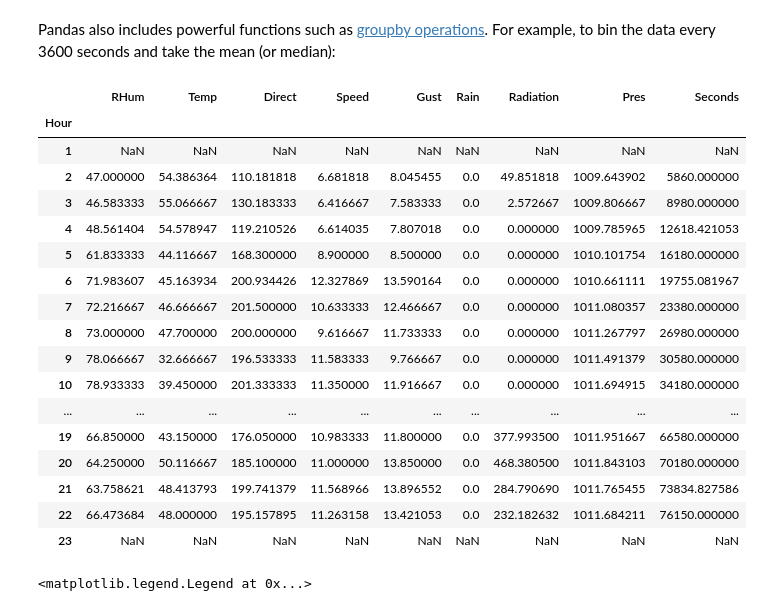
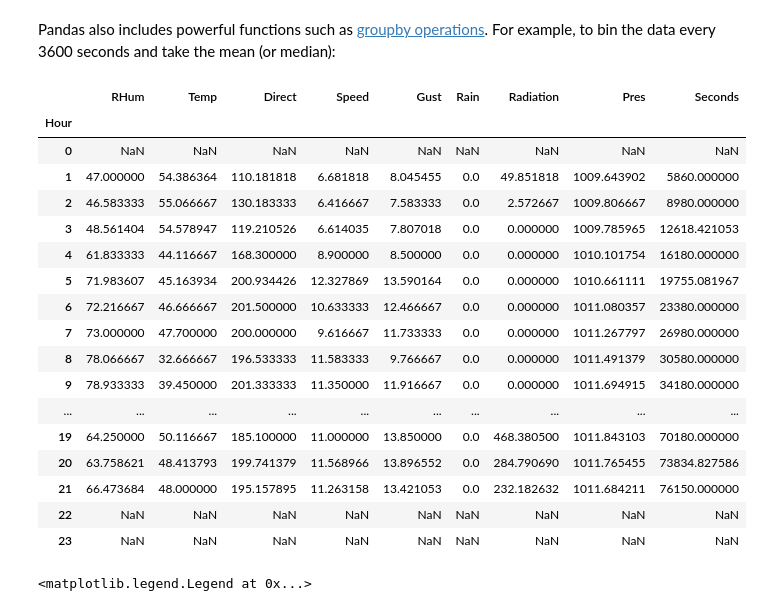
Before and after one commit to SASlabgroup/CEWA590-starter-codes, a Jupyter notebook: met/met_starter_code.ipynb, the cells around one changed output. Saved outputs shown, nothing was run; the diff lists cells and outputs as text; code cells hidden in the pictures.

```diff
--- a/met/met_starter_code.ipynb
+++ b/met/met_starter_code.ipynb
@@ -123,33 +123,33 @@ met_data[in_hour]
 Pandas also includes powerful functions such as [groupby operations](https://pandas.pydata.org/docs/user_guide/groupby.html).  For example, to bin the data every 3600 seconds and take the mean (or median):
 # %%
 # "Cut" the data into bins every 3600 seconds
-bins = np.arange(0, 24*3600, 3600)
-hours = np.arange(1, 24, 1)
+bins = np.arange(0, (24+1)*3600, 3600)
+hours = np.arange(0, 24, 1)
 binned_by_hour = pd.cut(met_data["Seconds"], bins=bins, labels=hours)
 
 # Group by cut and take the mean.  Drop the 'Time' column, which is not numerical.
 met_data_hourly = met_data.drop(['Time'], axis=1).groupby(binned_by_hour).mean()  # try median?
 met_data_hourly.index = met_data_hourly.index.rename('Hour')
 
 met_data_hourly
 # %% [output]
 |  | RHum | Temp | Direct | Speed | Gust | Rain | Radiation | Pres | Seconds |
 | Hour |  |  |  |  |  |  |  |  |  |
-| 1 | NaN | NaN | NaN | NaN | NaN | NaN | NaN | NaN | NaN |
-| 2 | 47.000000 | 54.386364 | 110.181818 | 6.681818 | 8.045455 | 0.0 | 49.851818 | 1009.643902 | 5860.000000 |
-| 3 | 46.583333 | 55.066667 | 130.183333 | 6.416667 | 7.583333 | 0.0 | 2.572667 | 1009.806667 | 8980.000000 |
-| 4 | 48.561404 | 54.578947 | 119.210526 | 6.614035 | 7.807018 | 0.0 | 0.000000 | 1009.785965 | 12618.421053 |
-| 5 | 61.833333 | 44.116667 | 168.300000 | 8.900000 | 8.500000 | 0.0 | 0.000000 | 1010.101754 | 16180.000000 |
-| 6 | 71.983607 | 45.163934 | 200.934426 | 12.327869 | 13.590164 | 0.0 | 0.000000 | 1010.661111 | 19755.081967 |
-| 7 | 72.216667 | 46.666667 | 201.500000 | 10.633333 | 12.466667 | 0.0 | 0.000000 | 1011.080357 | 23380.000000 |
-| 8 | 73.000000 | 47.700000 | 200.000000 | 9.616667 | 11.733333 | 0.0 | 0.000000 | 1011.267797 | 26980.000000 |
-| 9 | 78.066667 | 32.666667 | 196.533333 | 11.583333 | 9.766667 | 0.0 | 0.000000 | 1011.491379 | 30580.000000 |
-| 10 | 78.933333 | 39.450000 | 201.333333 | 11.350000 | 11.916667 | 0.0 | 0.000000 | 1011.694915 | 34180.000000 |
+| 0 | NaN | NaN | NaN | NaN | NaN | NaN | NaN | NaN | NaN |
+| 1 | 47.000000 | 54.386364 | 110.181818 | 6.681818 | 8.045455 | 0.0 | 49.851818 | 1009.643902 | 5860.000000 |
+| 2 | 46.583333 | 55.066667 | 130.183333 | 6.416667 | 7.583333 | 0.0 | 2.572667 | 1009.806667 | 8980.000000 |
+| 3 | 48.561404 | 54.578947 | 119.210526 | 6.614035 | 7.807018 | 0.0 | 0.000000 | 1009.785965 | 12618.421053 |
+| 4 | 61.833333 | 44.116667 | 168.300000 | 8.900000 | 8.500000 | 0.0 | 0.000000 | 1010.101754 | 16180.000000 |
+| 5 | 71.983607 | 45.163934 | 200.934426 | 12.327869 | 13.590164 | 0.0 | 0.000000 | 1010.661111 | 19755.081967 |
+| 6 | 72.216667 | 46.666667 | 201.500000 | 10.633333 | 12.466667 | 0.0 | 0.000000 | 1011.080357 | 23380.000000 |
+| 7 | 73.000000 | 47.700000 | 200.000000 | 9.616667 | 11.733333 | 0.0 | 0.000000 | 1011.267797 | 26980.000000 |
+| 8 | 78.066667 | 32.666667 | 196.533333 | 11.583333 | 9.766667 | 0.0 | 0.000000 | 1011.491379 | 30580.000000 |
+| 9 | 78.933333 | 39.450000 | 201.333333 | 11.350000 | 11.916667 | 0.0 | 0.000000 | 1011.694915 | 34180.000000 |
 | ... | ... | ... | ... | ... | ... | ... | ... | ... | ... |
-| 19 | 66.850000 | 43.150000 | 176.050000 | 10.983333 | 11.800000 | 0.0 | 377.993500 | 1011.951667 | 66580.000000 |
-| 20 | 64.250000 | 50.116667 | 185.100000 | 11.000000 | 13.850000 | 0.0 | 468.380500 | 1011.843103 | 70180.000000 |
-| 21 | 63.758621 | 48.413793 | 199.741379 | 11.568966 | 13.896552 | 0.0 | 284.790690 | 1011.765455 | 73834.827586 |
-| 22 | 66.473684 | 48.000000 | 195.157895 | 11.263158 | 13.421053 | 0.0 | 232.182632 | 1011.684211 | 76150.000000 |
+| 19 | 64.250000 | 50.116667 | 185.100000 | 11.000000 | 13.850000 | 0.0 | 468.380500 | 1011.843103 | 70180.000000 |
+| 20 | 63.758621 | 48.413793 | 199.741379 | 11.568966 | 13.896552 | 0.0 | 284.790690 | 1011.765455 | 73834.827586 |
+| 21 | 66.473684 | 48.000000 | 195.157895 | 11.263158 | 13.421053 | 0.0 | 232.182632 | 1011.684211 | 76150.000000 |
+| 22 | NaN | NaN | NaN | NaN | NaN | NaN | NaN | NaN | NaN |
 | 23 | NaN | NaN | NaN | NaN | NaN | NaN | NaN | NaN | NaN |
 # %%
 fig, ax = plt.subplots(figsize=(6, 3))
```
